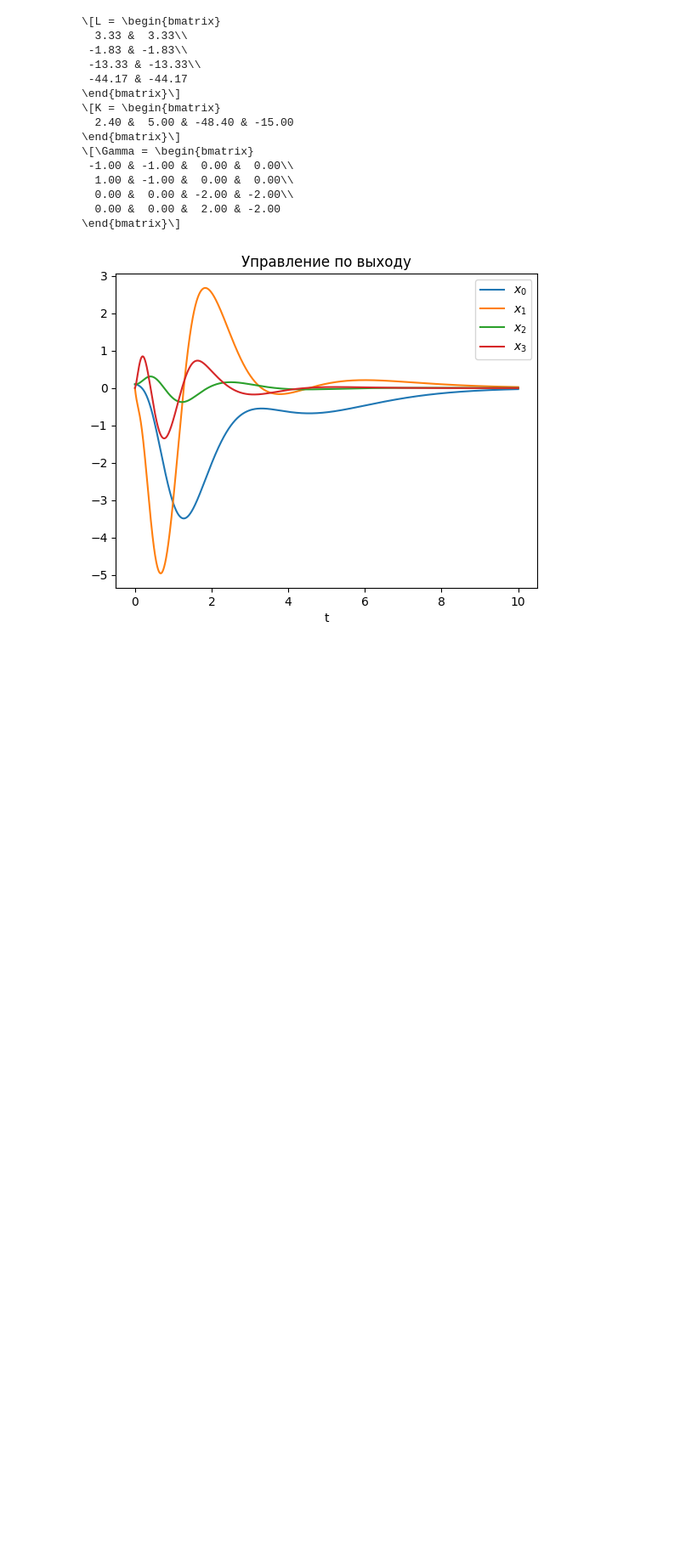
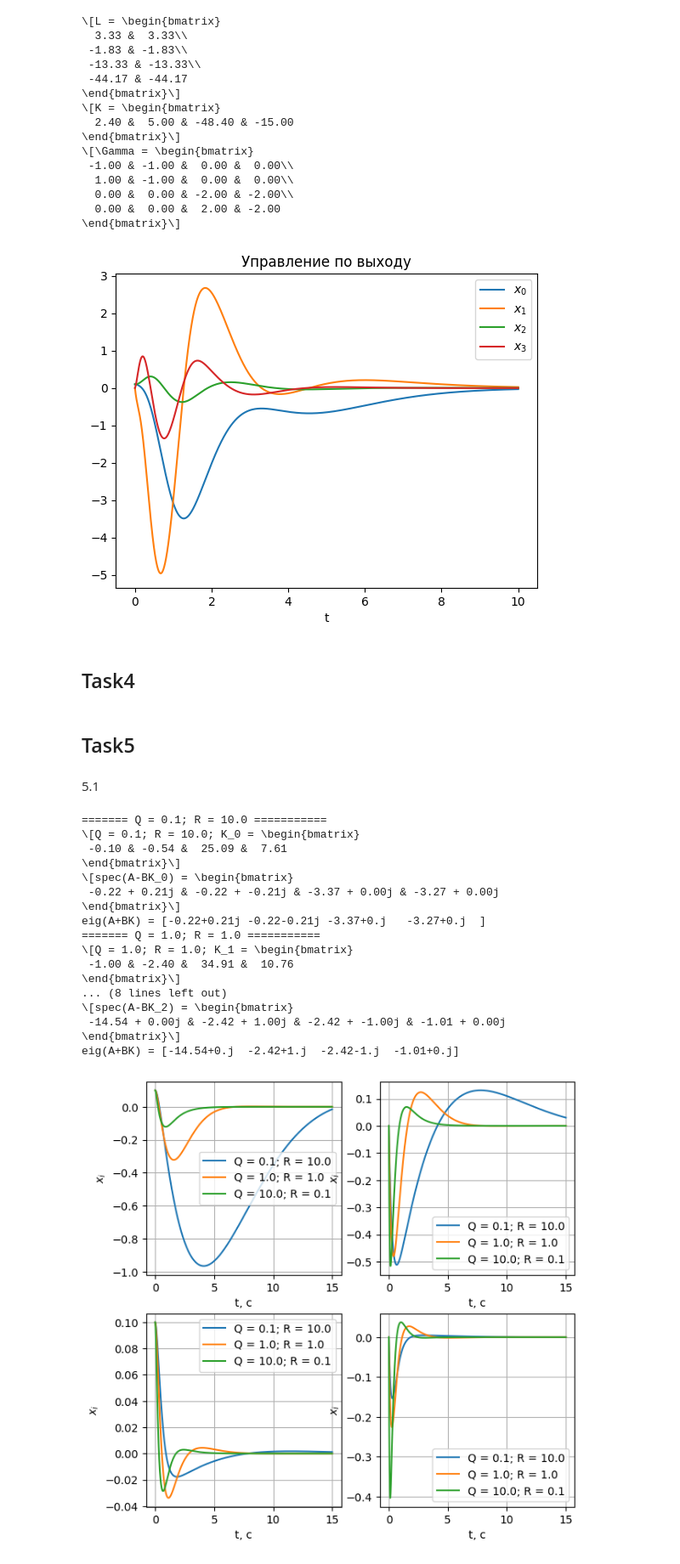
Before and after one commit to lalayants/control-theory-itmo-2023-2024, a Jupyter notebook: project/project.ipynb, the cells around one changed output. Shown at 85% size. Saved outputs shown, nothing was run; the diff lists cells and outputs as text; code cells hidden in the pictures; blank space fills up the shorter version.

```diff
--- a/project/project.ipynb
+++ b/project/project.ipynb
@@ -495,3 +495,63 @@ for i in range(4):
     plt.savefig(f'{SAVE_PATH}/task3_5.jpg')
 # %% [output]
 [figure]
+# %% [markdown]
+## Task4
+# %% [markdown]
+## Task5
+# %% [markdown]
+5.1
+# %%
+x0 = [0.1, 0, 0.1, 0]
+values = np.array([1e-1, 1, 1e1])
+ts = get_t(15)
+# %%
+fig, axs = plt.subplots(2, 2, figsize=(7, 7))
+fig_u, axs_u = plt.subplots(1, figsize=(7, 7))
+plt.subplots_adjust(left=0.1, bottom=0.1, right=0.9, top=0.9, wspace=0.4,hspace=0.4)
+
+for indx in range(values.shape[0]):
+    print(f'======= Q = {values[indx]}; R = {values[::-1][indx]} ===========')
+    Q = np.diag(np.ones((A.shape[0]))) * values[indx]
+    R = np.diag(np.ones((B.shape[1]))) * values[::-1][indx]
+    K, S, E = control.lqr(A, B, Q, R)
+    print(f'\[Q = {values[indx]}; R = {values[::-1][indx]}; K_{indx} = {a2l.to_ltx(K, print_out=False)}\]')
+    print(f'\[spec(A-BK_{indx}) = {a2l.to_ltx(E, print_out=False)}\]')
+    print(f'eig(A+BK) = {E}')
+    ss_non_lin = control.NonlinearIOSystem(up_func, params={"K": -K})
+    ss_non_lin.set_inputs(2)
+
+    res = control.input_output_response(ss_non_lin, T=ts, X0=x0)
+
+    xs = res.states
+    us = (- K @ xs).reshape(-1)
+
+    for i, state in enumerate(res.states):
+        axs[i//2, i%2].plot(ts, state, label=f'Q = {values[indx]}; R = {values[::-1][indx]}')
+    axs_u.plot(ts, us, label=f'Q = {values[indx]}; R = {values[::-1][indx]}')
+for i, state in enumerate(res.states):
+        axs[i//2, i%2].legend()
+        axs[i//2, i%2].set_xlabel('t, c')
+        axs[i//2, i%2].set_ylabel('$x_i$')
+        axs[i//2, i%2].grid()
+fig.savefig(f'{SAVE_PATH}/task5_states.jpg')
+fig_u.savefig(f'{SAVE_PATH}/task5_us.jpg')
+# %% [output]
+======= Q = 0.1; R = 10.0 ===========
+\[Q = 0.1; R = 10.0; K_0 = \begin{bmatrix}
+ -0.10 & -0.54 &  25.09 &  7.61
+\end{bmatrix}\]
+\[spec(A-BK_0) = \begin{bmatrix}
+ -0.22 + 0.21j & -0.22 + -0.21j & -3.37 + 0.00j & -3.27 + 0.00j
+\end{bmatrix}\]
+eig(A+BK) = [-0.22+0.21j -0.22-0.21j -3.37+0.j   -3.27+0.j  ]
+======= Q = 1.0; R = 1.0 ===========
+\[Q = 1.0; R = 1.0; K_1 = \begin{bmatrix}
+ -1.00 & -2.40 &  34.91 &  10.76
+\end{bmatrix}\]
+... (8 lines left out)
+\[spec(A-BK_2) = \begin{bmatrix}
+ -14.54 + 0.00j & -2.42 + 1.00j & -2.42 + -1.00j & -1.01 + 0.00j
+\end{bmatrix}\]
+eig(A+BK) = [-14.54+0.j  -2.42+1.j  -2.42-1.j  -1.01+0.j]
+[figure, added]
```
Also changed, not shown: parts of 1 cell of this notebook.
